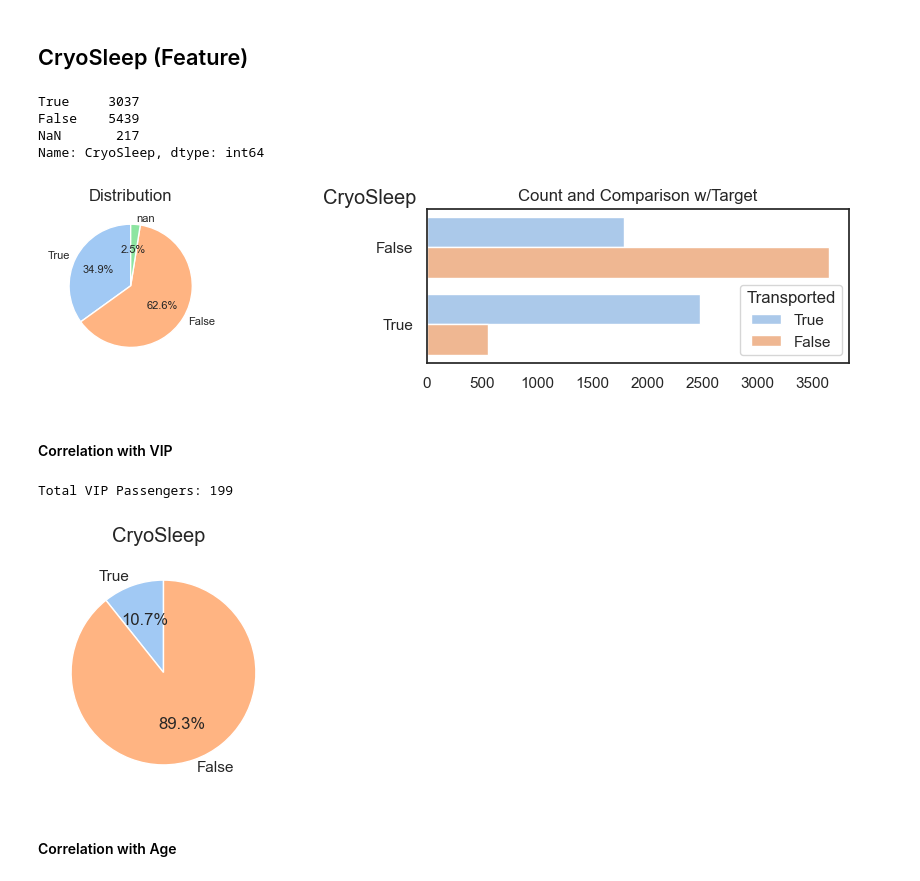
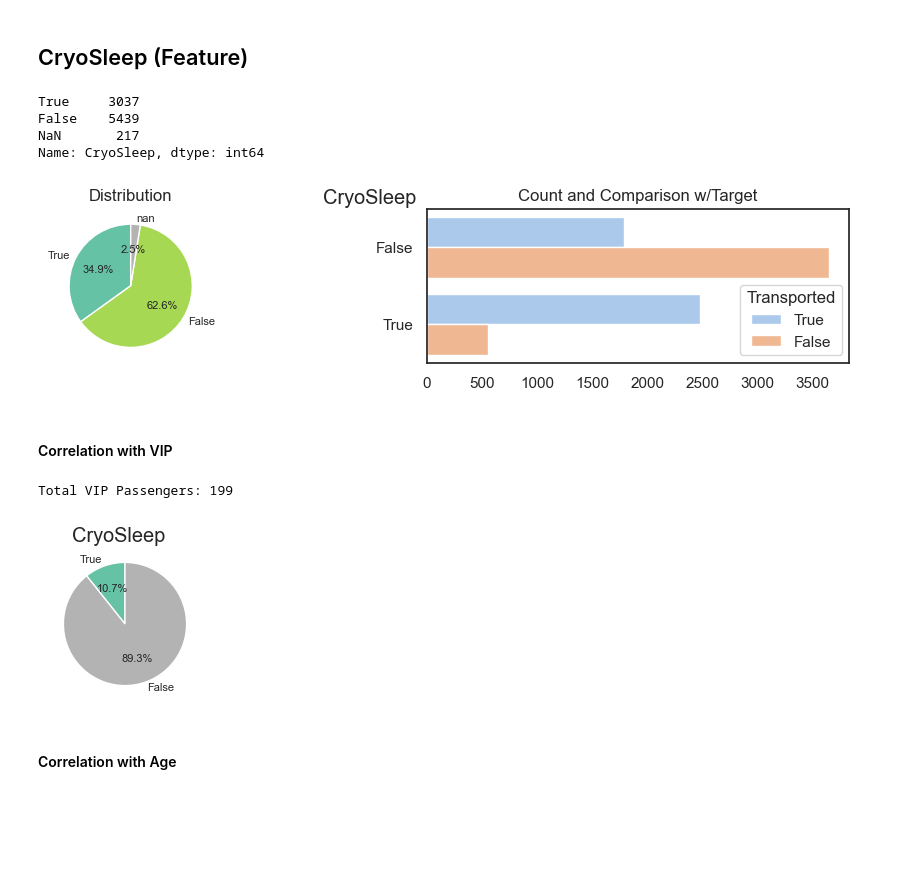
Before and after one commit to AndresMontesDeOca/Kaggle, a Jupyter notebook: 02 - Spaceship Titanic/02 - Spaceship Titanic.ipynb, the cells around one changed output. Drawn from its saved outputs; the diff is of its cells as text; code cells hidden in the pictures; blank space fills up the shorter version.

```diff
--- a/02 - Spaceship Titanic/02 - Spaceship Titanic.ipynb
+++ b/02 - Spaceship Titanic/02 - Spaceship Titanic.ipynb
@@ -201,18 +205,18 @@ Name: HomePlanet, dtype: int64
 # %% [markdown]
 ## CryoSleep (Feature)
 # %%
-print(data['CryoSleep'].value_counts(dropna=False).sort_index(ascending=False))
+print(data['CryoSleep'].value_counts(dropna=False).sort_index(ascending=False), '\n')
 
 # Plots
 fig, ax = plt.subplots(1, 2, figsize=(12, 2))
 
-# ax[0]
-data['CryoSleep'].value_counts(dropna=False).sort_index(ascending=False).plot(kind='pie',
-                        autopct='%.1f%%', ax=ax[0], startangle=90, textprops={'fontsize':8})
+# PieChart
+data['CryoSleep'].value_counts(dropna=False).sort_index(ascending=False).plot(kind='pie', cmap='Set2', \
+                                    autopct='%.1f%%', ax=ax[0], startangle=90, textprops={'fontsize':8})
 ax[0].set_ylabel('')
 ax[0].set_title('Distribution')
 
-# ax[1]
+# CountPlot
 sns.countplot(y=data['CryoSleep'], hue=data['Transported'], ax=ax[1], hue_order=[True, False])
 ax[1].set_ylabel('')
 ax[1].set_xlabel('')
@@ -229,23 +233,24 @@ True     3037
 False    5439
 NaN       217
 Name: CryoSleep, dtype: int64
-[figure, old version]
+[figure, new version]
 # %% [markdown]
 #### Correlation with VIP
 # %%
 print('Total VIP Passengers:', data[data.VIP==True].shape[0])
 
 # Plot
-fig, ax = plt.subplots(1, 1, figsize=(4, 3))
-data[data.VIP==True].CryoSleep.value_counts().sort_index(ascending=False).plot(kind='pie', autopct='%.1f%%', startangle=90)
+fig, ax = plt.subplots(1, 1, figsize=(5, 2))
+data[data.VIP==True].CryoSleep.value_counts().sort_index(ascending=False).plot(kind='pie', autopct='%.1f%%', \
+                                                        cmap='Set2', startangle=90, textprops={'fontsize':8})
 ax.set_ylabel('')
 plt.suptitle('CryoSleep')
 plt.show()
 
 # There few VIP Passengers
 # Strong correlation, VIP passengers dont want to be put to sleep
 # %% [output]
 Total VIP Passengers: 199
-[figure, old version]
+[figure, new version]
 # %% [markdown]
 #### Correlation with Age
```
Also changed, not shown: parts of 46 cells of this notebook.
